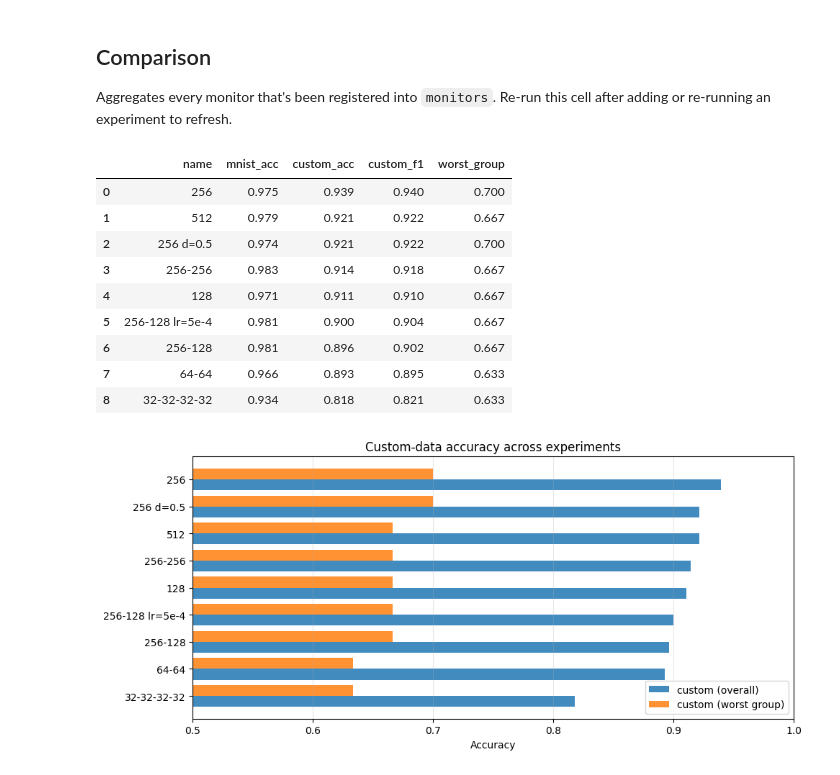
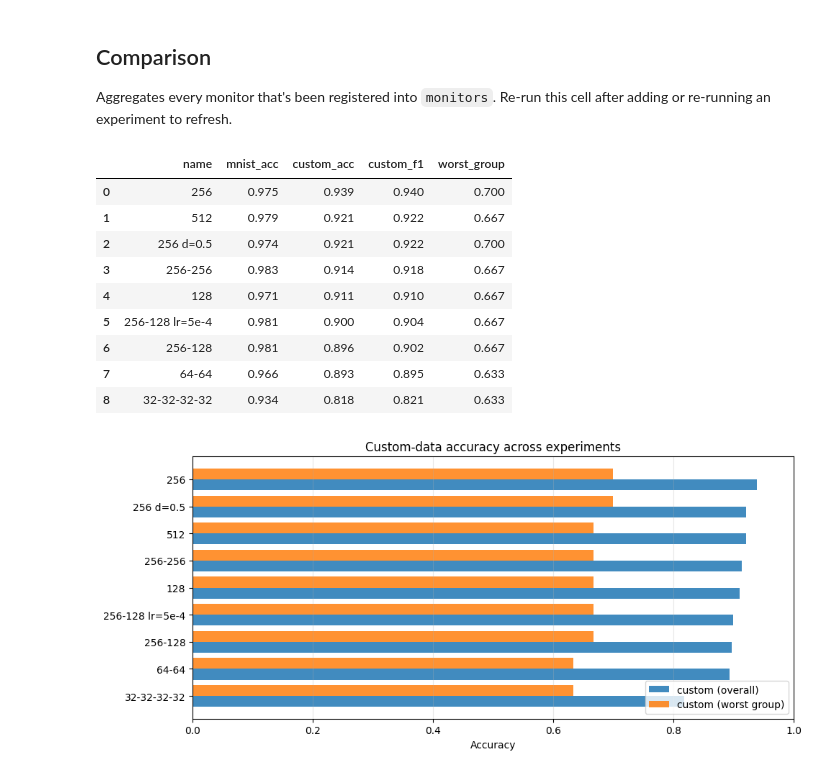
Before and after one commit to abreiss/Ai-final-project, a Jupyter notebook: handwriting.ipynb, the cells around one changed output. Cells and saved outputs as stored; diff of their text form; code cells hidden in the pictures.

```diff
--- a/handwriting.ipynb
+++ b/handwriting.ipynb
@@ -415,12 +415,15 @@ def train(model, monitor, lr, epochs):
 
 def validate(model, monitor):
     """Final eval on MNIST test (metrics only) and the custom dataset
-    (metrics + confusion matrix + per-group accuracy)."""
+    (metrics + confusion matrix + per-group accuracy). Also attaches the
+    trained model to the monitor so the live demo can find it later."""
+    monitor.model = model
     y_true, y_pred = get_predictions(model, mnist_test_loader, device)
     monitor.add_eval('mnist_test', y_true, y_pred, with_confusion=False)
 
     y_true, y_pred = get_predictions(model, custom_loader, device)
     monitor.add_eval('custom', y_true, y_pred, groups=custom_dataset.groups)
+    save_monitor(monitor)
 
 
 def pick_device():
@@ -604,13 +655,15 @@ Final metrics:
 |---|---|---|---|---|
 | `(256,)` | 0.5 | relu | 1e-3 | 10 |
 # %%
-torch.manual_seed(SEED)
-monitor = TrainingMonitor(name='256 d=0.5')
-model   = DigitMLP(hidden_sizes=(256,), dropout=0.5).to(device)
-train(model, monitor, lr=0.001, epochs=10)
-validate(model, monitor)
-monitor.plt()
-monitors[monitor.name] = monitor
+NAME = '256 d=0.5'
+if NAME not in monitors:
+    torch.manual_seed(SEED)
+    monitor = TrainingMonitor(name=NAME)
+    model   = DigitMLP(hidden_sizes=(256,), dropout=0.5).to(device)
+    train(model, monitor, lr=0.001, epochs=10)
+    validate(model, monitor)
+    monitors[monitor.name] = monitor
+monitors[NAME].plt()
 # %% [output]
 Final metrics:
   mnist_test:  accuracy=0.974   macro-F1=0.974
@@ -625,13 +678,15 @@ Final metrics:
 |---|---|---|---|---|
 | `(256, 128)` | 0.3 | relu | 5e-4 | 10 |
 # %%
-torch.manual_seed(SEED)
-monitor = TrainingMonitor(name='256-128 lr=5e-4')
-model   = DigitMLP(hidden_sizes=(256, 128)).to(device)
-train(model, monitor, lr=5e-4, epochs=10)
-validate(model, monitor)
-monitor.plt()
-monitors[monitor.name] = monitor
+NAME = '256-128 lr=5e-4'
+if NAME not in monitors:
+    torch.manual_seed(SEED)
+    monitor = TrainingMonitor(name=NAME)
+    model   = DigitMLP(hidden_sizes=(256, 128)).to(device)
+    train(model, monitor, lr=5e-4, epochs=10)
+    validate(model, monitor)
+    monitors[monitor.name] = monitor
+monitors[NAME].plt()
 # %% [output]
 Final metrics:
   mnist_test:  accuracy=0.981   macro-F1=0.981
@@ -673,32 +728,32 @@ display(summary.style.format({
     'custom_acc':  '{:.3f}',
     'custom_f1':   '{:.3f}',
     'worst_group': '{:.3f}',
 }).background_gradient(subset=['custom_acc', 'custom_f1', 'worst_group'], cmap='Blues'))
 
 # Side-by-side bar chart: custom acc + worst-group acc per run, ranked by custom acc.
 fig, ax = plt.subplots(figsize=(10, max(3, 0.4 * len(summary) + 1)))
 order = summary.sort_values('custom_acc')
 y = np.arange(len(order))
 ax.barh(y - 0.2, order['custom_acc'],  height=0.4, color='tab:blue',  alpha=0.85, label='custom (overall)')
 ax.barh(y + 0.2, order['worst_group'], height=0.4, color='tab:orange', alpha=0.85, label='custom (worst group)')
 ax.set_yticks(y)
 ax.set_yticklabels(order['name'])
 ax.set_xlabel('Accuracy')
-ax.set_xlim(min(order[['custom_acc', 'worst_group']].min().min() - 0.05, 0.5), 1.0)
+ax.set_xlim(min(order[['custom_acc', 'worst_group']].min().min() - 0.05, 0.0), 1.0)
 ax.grid(True, alpha=0.3, axis='x')
 ax.legend(loc='lower right')
 ax.set_title('Custom-data accuracy across experiments')
 plt.tight_layout()
 plt.show()
 # %% [output]
 |  | name | mnist_acc | custom_acc | custom_f1 | worst_group |
 | 0 | 256 | 0.975 | 0.939 | 0.940 | 0.700 |
 | 1 | 512 | 0.979 | 0.921 | 0.922 | 0.667 |
 | 2 | 256 d=0.5 | 0.974 | 0.921 | 0.922 | 0.700 |
 | 3 | 256-256 | 0.983 | 0.914 | 0.918 | 0.667 |
 | 4 | 128 | 0.971 | 0.911 | 0.910 | 0.667 |
 | 5 | 256-128 lr=5e-4 | 0.981 | 0.900 | 0.904 | 0.667 |
 | 6 | 256-128 | 0.981 | 0.896 | 0.902 | 0.667 |
 | 7 | 64-64 | 0.966 | 0.893 | 0.895 | 0.633 |
 | 8 | 32-32-32-32 | 0.934 | 0.818 | 0.821 | 0.633 |
-[figure, old version]
+[figure, new version]
```
Also changed, not shown: parts of 12 cells of this notebook.
